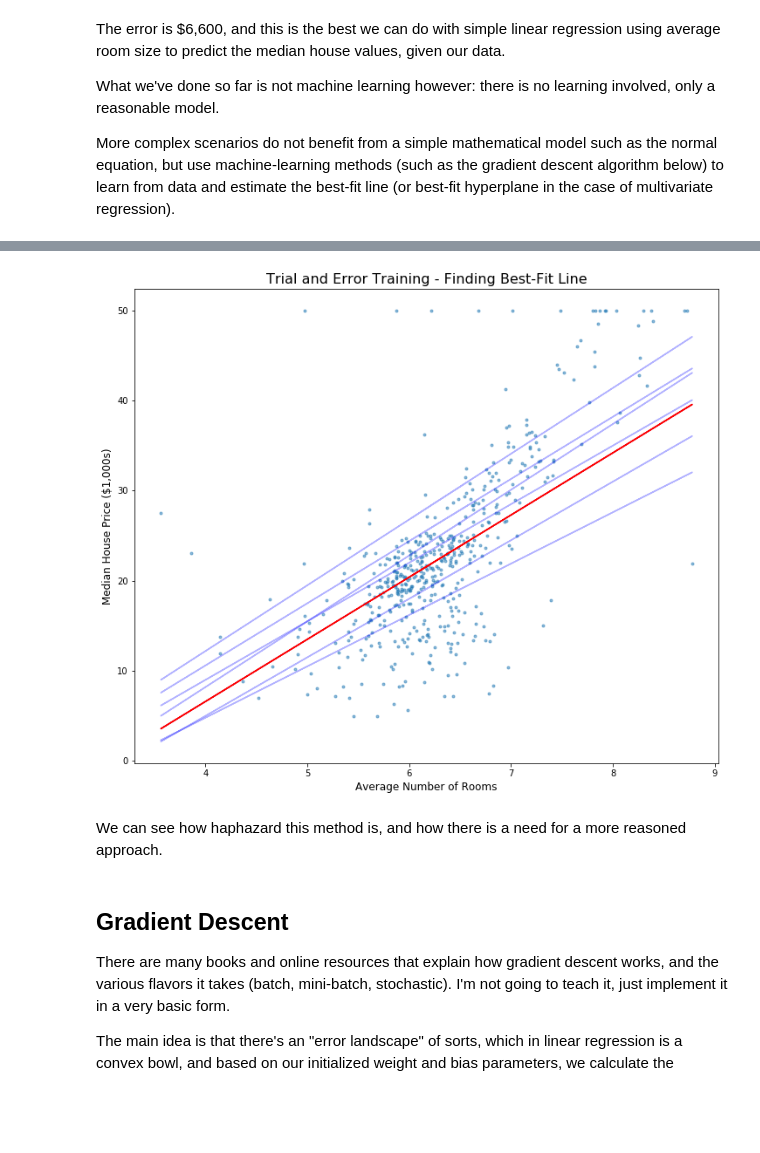
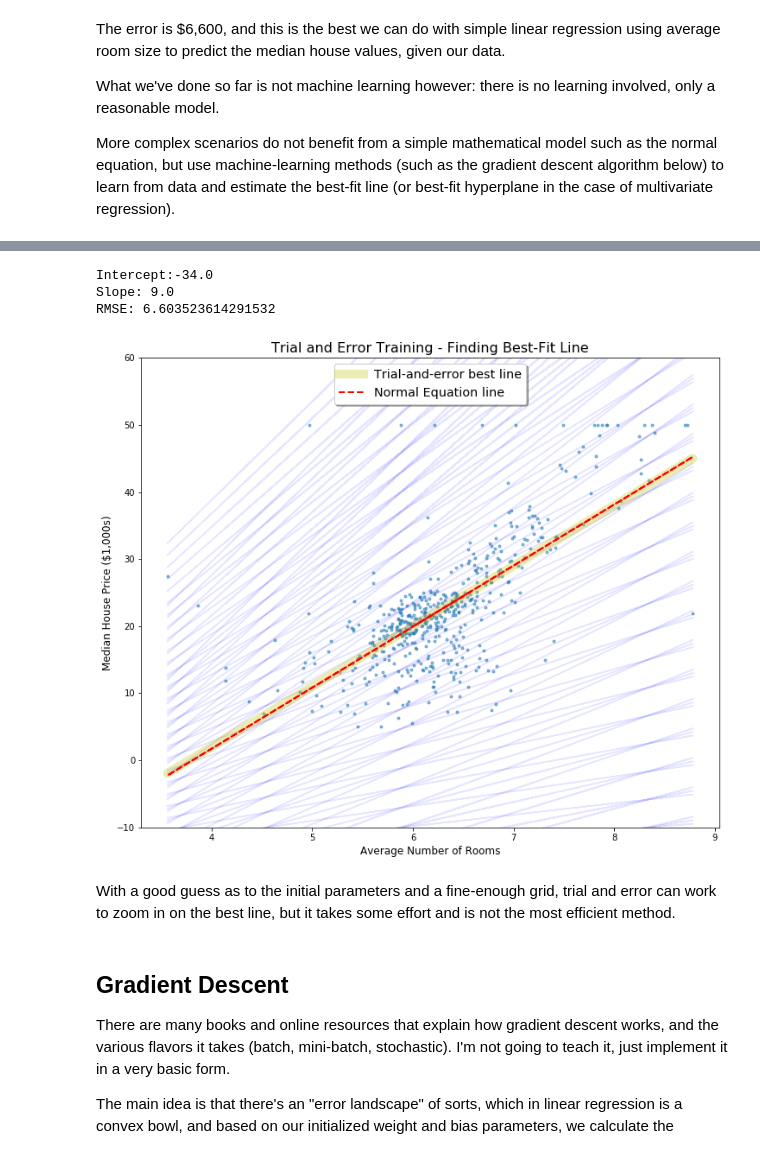
Before and after one commit to BigBangData/Linear_Regression_Three_Ways, a Jupyter notebook: Simple_Linear_Regression_Three_Ways.ipynb, the cells around one changed output, grey strips where cells are left out. Drawn from its saved outputs; the diff is of its cells as text; code cells hidden in the pictures; blank space fills up the shorter version.

```diff
--- a/Simple_Linear_Regression_Three_Ways.ipynb
+++ b/Simple_Linear_Regression_Three_Ways.ipynb
@@ -238,0 +224,7 @@ df_sub.head()
+# %%
+plt.rcParams['figure.figsize'] = [8, 4]
+plt.plot(df['iter'][4400:4600,],df['rmse'][4400:4600,] , '-')
+plt.title('Trial and Error Training - best iterations', size=16)
+plt.ylabel('RMSE ($1,000s)', size=12)
+plt.xlabel('Iteration', size=12)
+plt.show()
@@ -238,0 +233,7 @@ df_sub.head()
+# %%
+plt.rcParams['figure.figsize'] = [8, 4]
+plt.plot(df['iter'][4525:4535,],df['rmse'][4525:4535,] , '-')
+plt.title('Trial and Error Training - best iterations', size=16)
+plt.ylabel('RMSE ($1,000s)', size=12)
+plt.xlabel('Iteration', size=12)
+plt.show()
@@ -239,26 +258,45 @@ df_sub.head()
+# %%
+best_rmse = np.min(df['rmse'])
+best_w, best_b = df[['weight','bias']][df['rmse']  ==  best_rmse].values[0]
+best_yhat_i = best_w * X + best_b
+# %%
+print("Intercept:" + str(best_b))
+print("Slope: " + str(best_w))
+print("RMSE: " + str(best_rmse))
+# %% [output]
+Intercept:-34.0
+Slope: 9.0
+RMSE: 6.603523614291532
 # %%
+# visualizing the entire effort with a scatter plot
+
 y_hats = []
-for i in range(len(df_sub)):
-    y_hat = df_sub['weight'][i] * X + df_sub['bias'][i]
+for i in range(len(df)):
+    y_hat = df['weight'][i] * X + df['bias'][i]
     y_hats.append(y_hat)
 # %%
 plt.rcParams['figure.figsize'] = [12, 10]
-plt.plot(X, y, '.', alpha=0.5)
+fig, ax = plt.subplots()
+ax.plot(X, y, '.', alpha=0.5)
 
 plt.title('Trial and Error Training - Finding Best-Fit Line', size=16)
 plt.ylabel('Median House Price ($1,000s)', size=12)
 plt.xlabel('Average Number of Rooms', size=12)
+plt.ylim(-10,60)
 
-for i in range(31):
-    if i%5 == 0:
-        plt.plot(X, y_hats[i], '-', color='b', alpha=0.3)
+# plotting every 100th iteration's predictions
+for i in range(0,len(df), 100):
+    ax.plot(X, y_hats[i], '-', color='b', alpha=0.1)
 
-plt.plot(X, y_hats[0], '-', color='r')
+ax.plot(X, best_yhat_i, '-', color='y', linewidth=10, alpha=0.3, label='Trial-and-error best line')
+ax.plot(X, NORMAL_yhat, '--', color='r', linewidth=2, label='Normal Equation line')
+
+legend = ax.legend(loc='upper center', shadow=True, fontsize='x-large')
 plt.show()
 # %% [output]
-[figure, old version]
+[figure, new version]
-# %% [markdown]
-We can see how haphazard this method is, and how there is a need for a more reasoned approach.
+# %% [markdown]
+With a good guess as to the initial parameters and a fine-enough grid, trial and error can work to zoom in on the best line, but it takes some effort and is not the most efficient method.
 # %% [markdown]
 ## Gradient Descent
 
```
Also changed, not shown: parts of 23 cells of this notebook.
